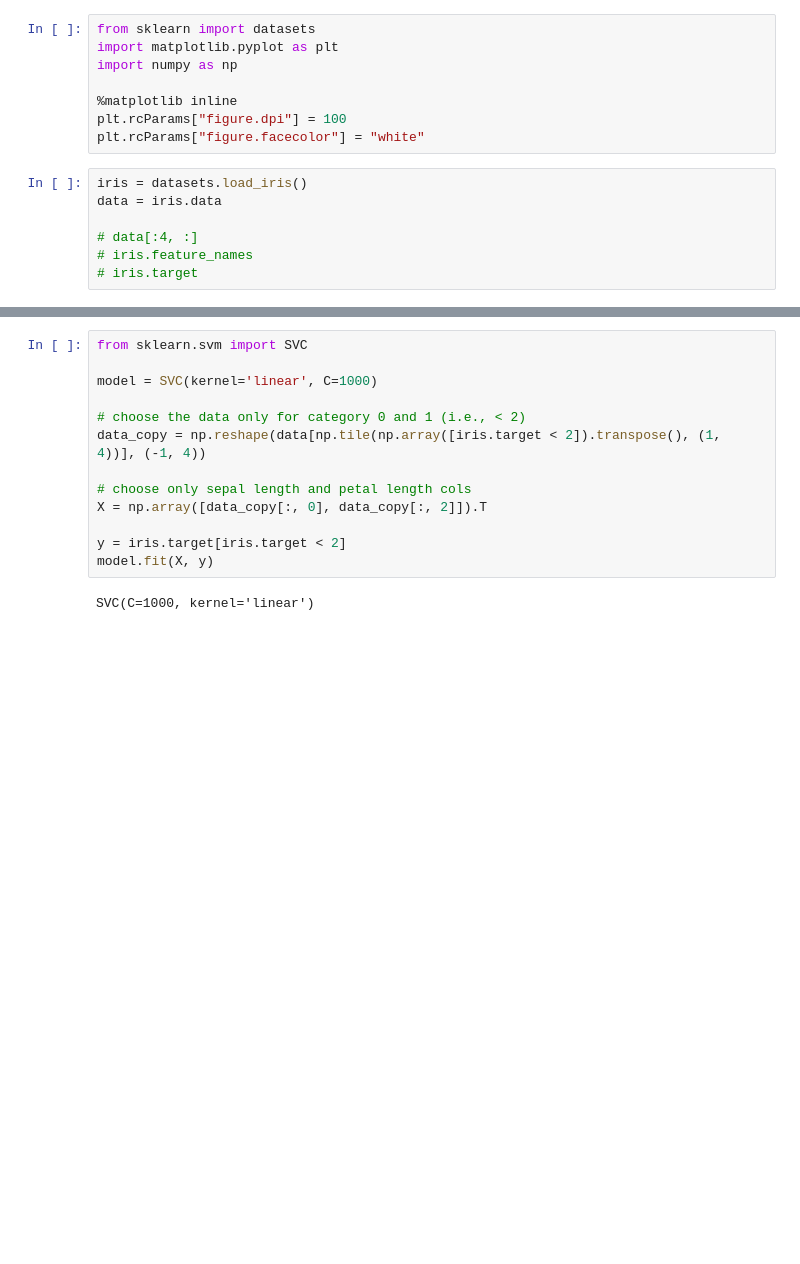
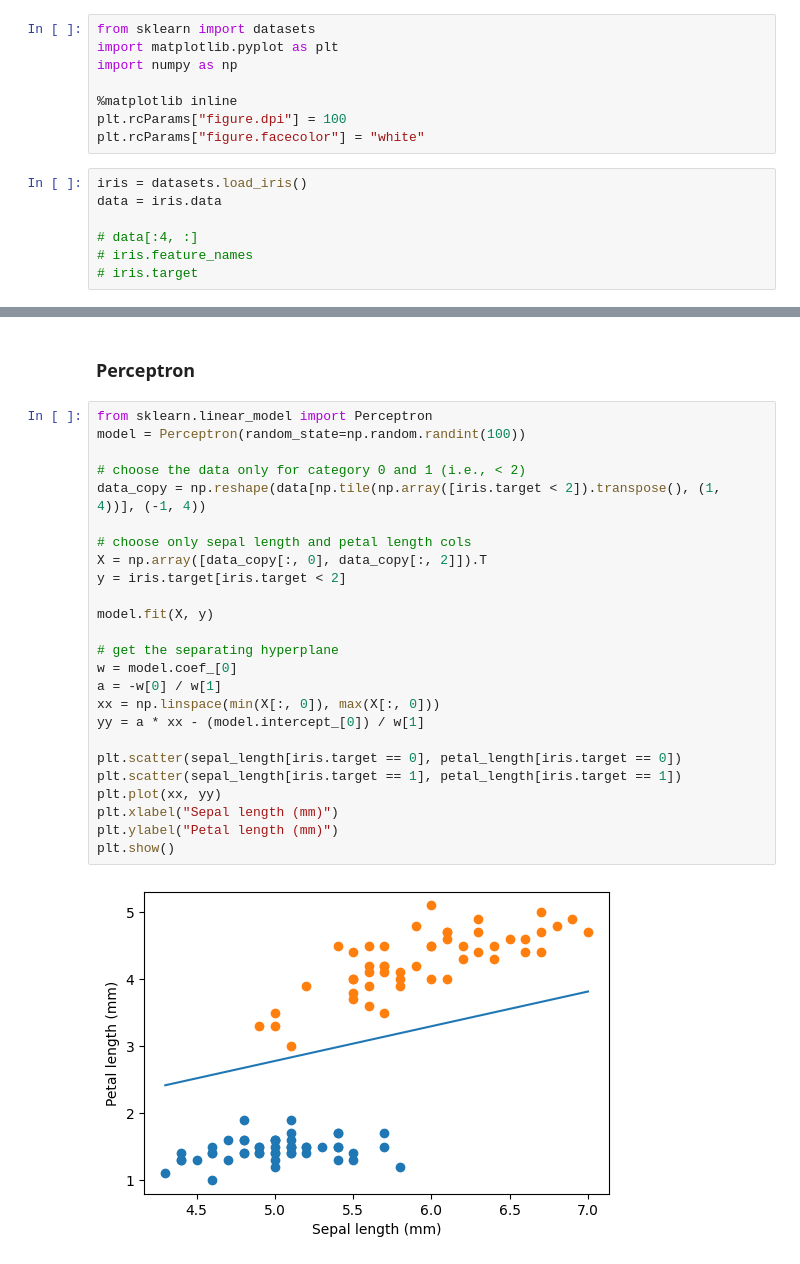
Before and after one commit to pranabdas/machine-learning, a Jupyter notebook: notebooks/svm-introduction.ipynb, the cells around one changed output, grey strips where cells are left out. Drawn from its saved outputs; the diff is of its cells as text; blank space fills up the shorter version.

```diff
--- a/notebooks/svm-introduction.ipynb
+++ b/notebooks/svm-introduction.ipynb
@@ -29,15 +39,29 @@ plt.show()
+# %% [markdown]
+### Perceptron
 # %%
-from sklearn.svm import SVC
-
-model = SVC(kernel='linear', C=1000)
+from sklearn.linear_model import Perceptron
+model = Perceptron(random_state=np.random.randint(100))
 
 # choose the data only for category 0 and 1 (i.e., < 2)
 data_copy = np.reshape(data[np.tile(np.array([iris.target < 2]).transpose(), (1, 4))], (-1, 4))
 
 # choose only sepal length and petal length cols
 X = np.array([data_copy[:, 0], data_copy[:, 2]]).T
+y = iris.target[iris.target < 2]
 
-y = iris.target[iris.target < 2]
 model.fit(X, y)
+
+# get the separating hyperplane
+w = model.coef_[0]
+a = -w[0] / w[1]
+xx = np.linspace(min(X[:, 0]), max(X[:, 0]))
+yy = a * xx - (model.intercept_[0]) / w[1]
+
+plt.scatter(sepal_length[iris.target == 0], petal_length[iris.target == 0])
+plt.scatter(sepal_length[iris.target == 1], petal_length[iris.target == 1])
+plt.plot(xx, yy)
+plt.xlabel("Sepal length (mm)")
+plt.ylabel("Petal length (mm)")
+plt.show()
 # %% [output]
-SVC(C=1000, kernel='linear')
+[figure, added]
```
Also changed, not shown: parts of 5 cells of this notebook, 8 other files.
